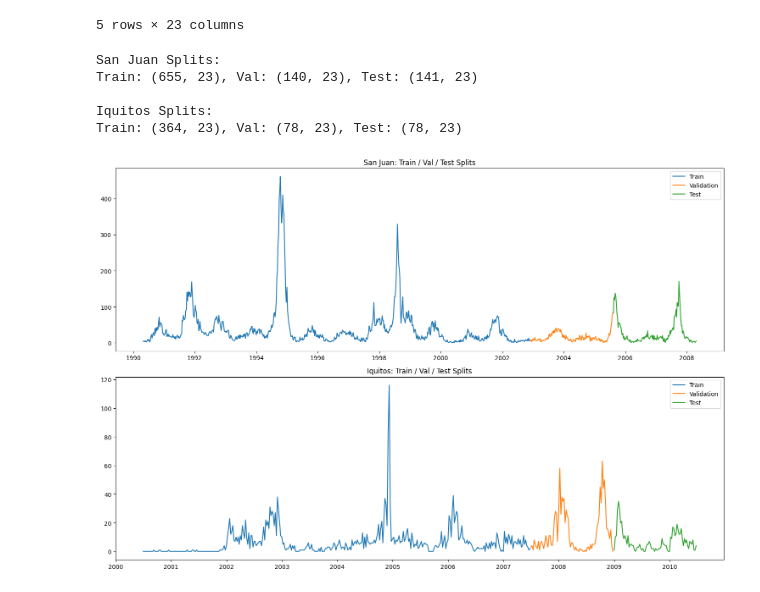
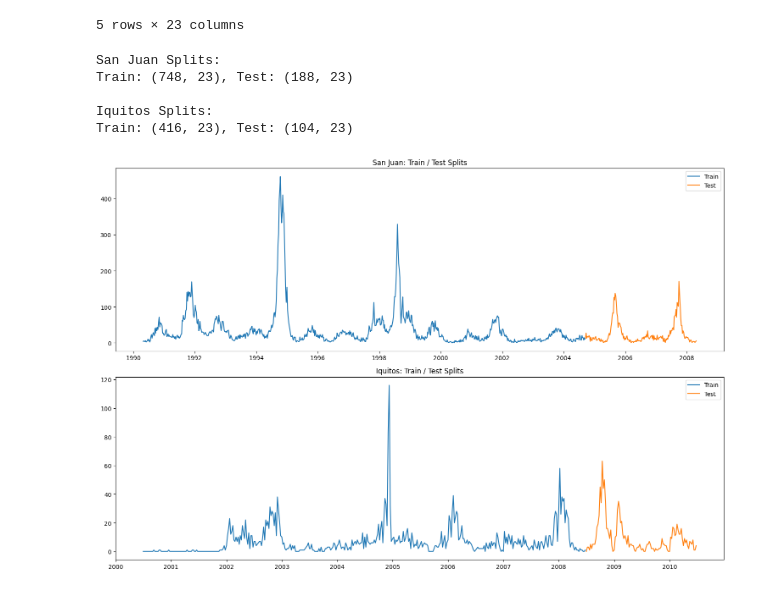
Before and after one commit to Tanalpoguz/term_project, a Jupyter notebook: code/ligthgbm.ipynb, the cells around one changed output. Drawn from its saved outputs; the diff is of its cells as text; code cells hidden in the pictures.

Commit message:
lightgbm final

```diff
--- a/code/ligthgbm.ipynb
+++ b/code/ligthgbm.ipynb
@@ -97,8 +101,10 @@ def preprocess_city_data(features, labels=None):
     if 'city' in df.columns:
         df.drop(columns=['city'], inplace=True)
 
-    # 6. Fill Missing Values (Forward Fill then Backward Fill)
-    df = df.ffill().bfill()
+    # 6. Fill Missing Values (Forward Fill only)
+    # We avoid bfill() to prevent data leakage from the future.
+    # LightGBM can handle any remaining NaNs natively.
+    df = df.ffill()
 
     return df
 
@@ -121,62 +127,58 @@ Iquitos Preprocessed Shape: (520, 23)
 | 1990-05-28 | 1990 | 22 | 0.196200 | 0.262200 | 0.251200 | 0.247340 | 7.52 | ... |
 5 rows × 23 columns
 # %%
-# SPLIT DATA (TRAIN / VAL / TEST)
+# SPLIT DATA (TRAIN / TEST)
 
-def split_time_series(df, train_ratio=TRAIN_SPLIT_PER, val_ratio=VAL_SPLIT_PER):
+def split_time_series(df, train_ratio=TRAIN_SPLIT_PER):
     """
-    Splits time series data into Train, Validation, and Test sets.
+    Splits time series data into Train and Test sets.
     """
     n = len(df)
     train_end = int(n * train_ratio)
-    val_end = int(n * (train_ratio + val_ratio))
 
     train = df.iloc[:train_end]
-    val = df.iloc[train_end:val_end]
-    test = df.iloc[val_end:]
+    test = df.iloc[train_end:]
 
-    return train, val, test
+    return train, test
 
 # Split San Juan
-sj_train, sj_val, sj_test = split_time_series(sj_train_full)
+sj_train, sj_test = split_time_series(sj_train_full)
 
 # Split Iquitos
-iq_train, iq_val, iq_test = split_time_series(iq_train_full)
+iq_train, iq_test = split_time_series(iq_train_full)
 
 print("San Juan Splits:")
-print(f"Train: {sj_train.shape}, Val: {sj_val.shape}, Test: {sj_test.shape}")
+print(f"Train: {sj_train.shape}, Test: {sj_test.shape}")
 
 print("\nIquitos Splits:")
-print(f"Train: {iq_train.shape}, Val: {iq_val.shape}, Test: {iq_test.shape}")
+print(f"Train: {iq_train.shape}, Test: {iq_test.shape}")
 # %% [output]
 San Juan Splits:
-Train: (655, 23), Val: (140, 23), Test: (141, 23)
+Train: (748, 23), Test: (188, 23)
 
 Iquitos Splits:
-Train: (364, 23), Val: (78, 23), Test: (78, 23)
+Train: (416, 23), Test: (104, 23)
 # %%
 # VISUALIZE SPLITS
 
 fig, ax = plt.subplots(2, 1, figsize=(15, 10))
 
 # San Juan
 ax[0].plot(sj_train.index, sj_train['total_cases'], label='Train')
-ax[0].plot(sj_val.index, sj_val['total_cases'], label='Validation')
 ax[0].plot(sj_test.index, sj_test['total_cases'], label='Test')
-ax[0].set_title('San Juan: Train / Val / Test Splits')
+ax[0].set_title('San Juan: Train / Test Splits')
 ax[0].legend()
 
 # Iquitos
 ax[1].plot(iq_train.index, iq_train['total_cases'], label='Train')
-ax[1].plot(iq_val.index, iq_val['total_cases'], label='Validation')
 ax[1].plot(iq_test.index, iq_test['total_cases'], label='Test')
-ax[1].set_title('Iquitos: Train / Val / Test Splits')
+ax[1].set_title('Iquitos: Train / Test Splits')
 ax[1].legend()
 
 plt.tight_layout()
 plt.show()
 # %% [output]
-[figure, old version]
+[figure, new version]
 # %%
 # FEATURE EXTRACTION
 
```
Also changed, not shown: parts of 13 cells of this notebook.
